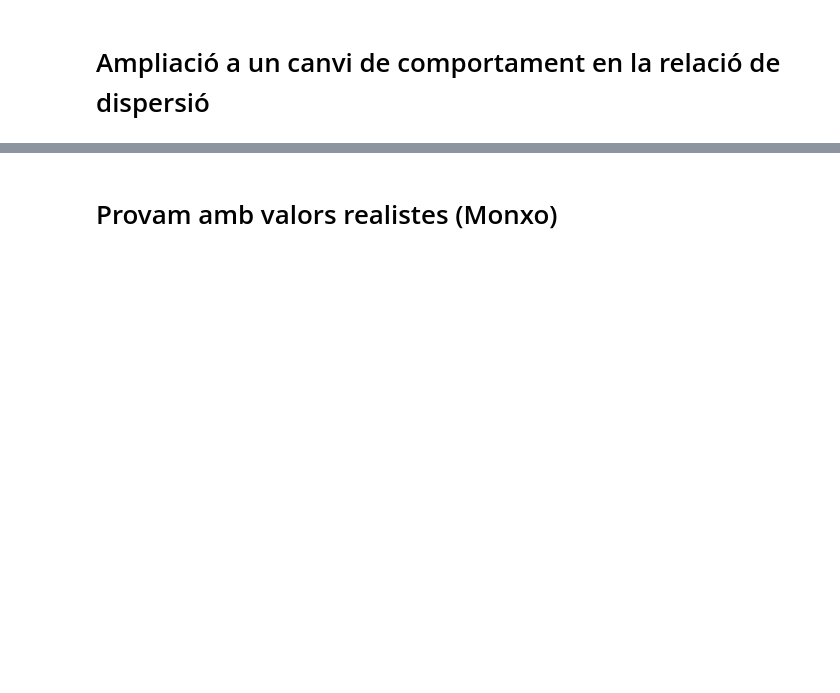
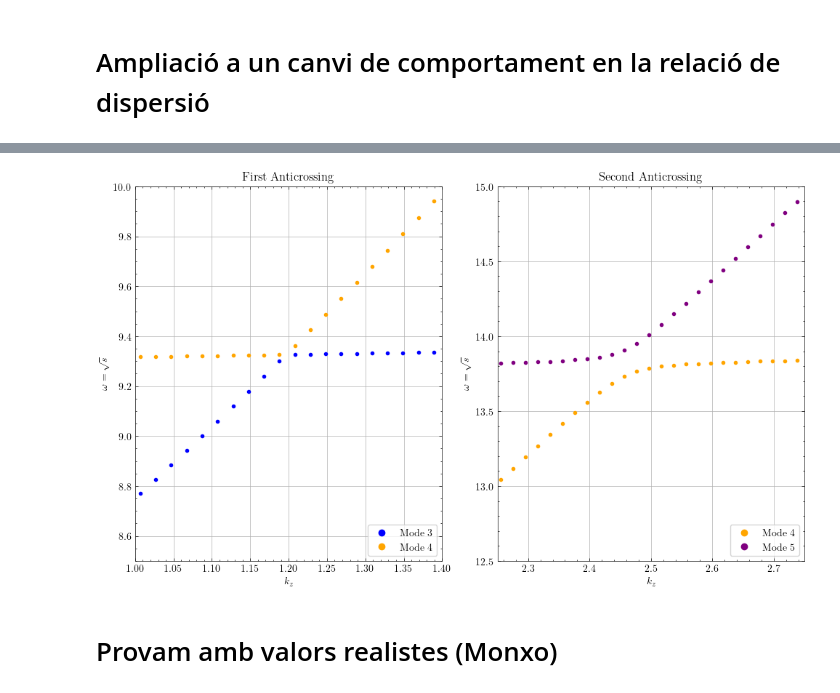
Before and after one commit to JoanRibotOliver/TFG, a Jupyter notebook: Fast & slow modes.ipynb, the cells around one changed output, grey strips where cells are left out. Saved outputs shown, nothing was run; the diff lists cells and outputs as text; code cells hidden in the pictures; blank space fills up the shorter version.

Commit message:
Zoom als anticrossings

```diff
--- a/Fast & slow modes.ipynb
+++ b/Fast & slow modes.ipynb
@@ -622,3 +764,48 @@ plt.show()
+# %%
+fig, axs = plt.subplots(1, 2, figsize=(10, 6))
+
+# First anticrossing
+xlim1 = (1, 1.4)  # Set x-axis limits for the first subplot
+ylim1 = (8.5, 10)  # Set y-axis limits for the first subplot
+handles1 = []  # To store legend handles for the first subplot
+for i in range(7):  # Adjust the range as needed
+    omega = np.sqrt(evals_k[:, i].real)
+    axs[0].plot(kz_list, omega, '.', label=f"Mode {i+1}", color=colors[i % len(colors)])
+    # Add to legend only if the mode is within the axis limits
+    if np.any((kz_list >= xlim1[0]) & (kz_list <= xlim1[1]) & (omega >= ylim1[0]) & (omega <= ylim1[1])):
+        handles1.append(mlines.Line2D([], [], color=colors[i % len(colors)], marker='o', linestyle='None', label=f"Mode {i+1}"))
+
+axs[0].set_xlim(xlim1)
+axs[0].set_ylim(ylim1)
+axs[0].set_xlabel(r"$k_z$")
+axs[0].set_ylabel(r"$\omega = \sqrt{s}$")
+axs[0].set_title("First Anticrossing")
+axs[0].legend(handles=handles1, loc="lower right", frameon=True, fontsize=10)
+axs[0].grid(True)
+
+# Second anticrossing
+xlim2 = (2.25, 2.75)  # Set x-axis limits for the second subplot
+ylim2 = (12.5, 15)  # Set y-axis limits for the second subplot
+handles2 = []  # To store legend handles for the second subplot
+for i in range(7):  # Adjust the range as needed
+    omega = np.sqrt(evals_k[:, i].real)
+    axs[1].plot(kz_list, omega, '.', label=f"Mode {i+1}", color=colors[i % len(colors)])
+    # Add to legend only if the mode is within the axis limits
+    if np.any((kz_list >= xlim2[0]) & (kz_list <= xlim2[1]) & (omega >= ylim2[0]) & (omega <= ylim2[1])):
+        handles2.append(mlines.Line2D([], [], color=colors[i % len(colors)], marker='o', linestyle='None', label=f"Mode {i+1}"))
+
+axs[1].set_xlim(xlim2)
+axs[1].set_ylim(ylim2)
+axs[1].set_xlabel(r"$k_z$")
+axs[1].set_ylabel(r"$\omega = \sqrt{s}$")
+axs[1].set_title("Second Anticrossing")
+axs[1].legend(handles=handles2, loc="lower right", frameon=True, fontsize=10)
+axs[1].grid(True)
+
+plt.tight_layout()
+plt.show()
+# %% [output]
+[figure, added]
 # %% [markdown]
 # Provam amb valors realistes (Monxo)
 # %%
```
Also changed, not shown: parts of 7 cells of this notebook.
